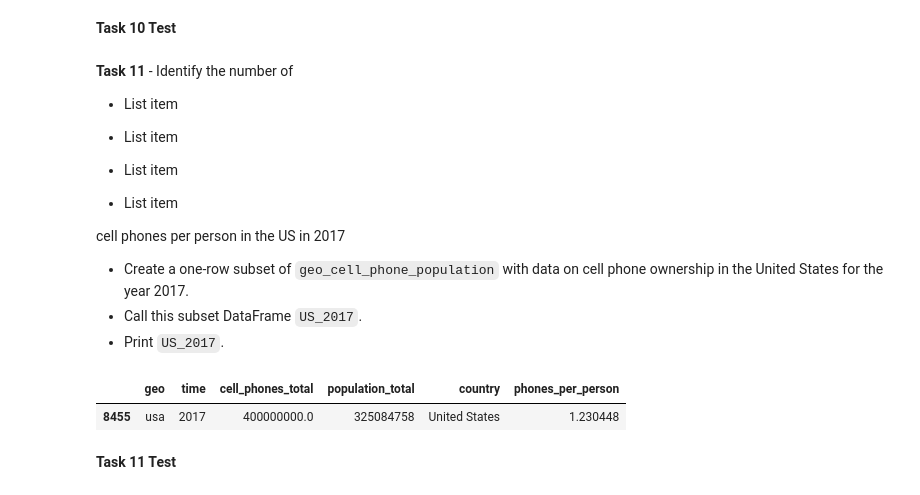
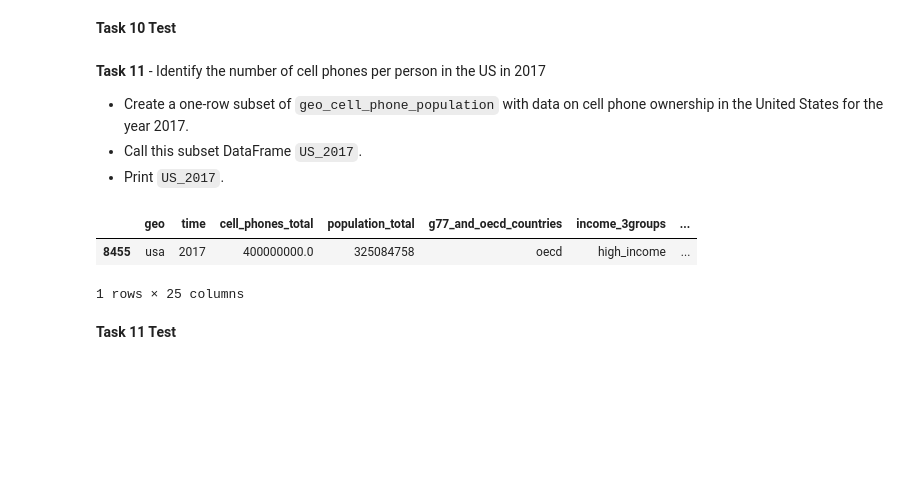
Before and after one commit to rsumler19/DS_Unit1_Sprint1_AG, a Jupyter notebook: DS_Unit1_Sprint1_AG.ipynb, the cells around one changed output. Saved outputs shown, nothing was run; the diff lists cells and outputs as text; code cells hidden in the pictures; blank space fills up the shorter version.

```diff
--- a/DS_Unit1_Sprint1_AG.ipynb
+++ b/DS_Unit1_Sprint1_AG.ipynb
@@ -183,5 +166,4 @@ if geo_codes_missing == 21: print('ERROR: Make sure to use a sum of a sum for th
 # Merge the cell_phones and population dataframes
 
 # YOUR CODE HERE
-cell_phone_population =pd.merge(cell_phones,population, how="inner", on=["geo","time"])
-cell_phone_population
+cell_phone_population = pd.merge(cell_phones, population, how="inner")
@@ -217,7 +185,4 @@ assert len(cell_phone_population) == 8930
 
 # Merge the cell_phone_population and geo_codes dataframes
 # Only include the country and geo columns from geo_codes
-
-# YOUR CODE HERE
-geo_cell_phone_population = pd.merge(cell_phone_population,geo_codes[["geo","country"]],on ="geo", how ="inner")
-geo_cell_phone_population
+geo_cell_phone_population = pd.merge(cell_phone_population, geo_codes, how="inner")
@@ -252,5 +203,4 @@ assert type(geo_cell_phone_population) == pd.DataFrame
 # Task 10
 
 # YOUR CODE HERE
-geo_cell_phone_population["phones_per_person"] =  geo_cell_phone_population["cell_phones_total"] / geo_cell_phone_population["population_total"]
-geo_cell_phone_population
+geo_cell_phone_population["phones_per_person"] = geo_cell_phone_population["cell_phones_total"].sum() / geo_cell_phone_population["population_total"].sum()
@@ -275,17 +211,7 @@ geo_cell_phone_population
 
 # Hidden tests - you will see the results when you submit to Canvas
 # %% [markdown]
-**Task 11** - Identify the number of
-
-*   List item
-
-*   List item
-*   List item
-
-
-*   List item
-
-cell phones per person in the US in 2017
+**Task 11** - Identify the number of cell phones per person in the US in 2017
 
 * Create a one-row subset of `geo_cell_phone_population` with data on cell phone ownership in the United States for the year 2017.
 * Call this subset DataFrame `US_2017`.
@@ -293,16 +219,17 @@ cell phones per person in the US in 2017
 # %%
 # Task 11
 
 # Determine the number of cell phones per person in the US in 2017
 
 # YOUR CODE HERE
-US_geo_cell_phone_population = geo_cell_phone_population[geo_cell_phone_population["geo"] == "usa"]
-US_2017 = US_geo_cell_phone_population[US_geo_cell_phone_population["time"] == 2017]
+US_2017 = geo_cell_phone_population[(geo_cell_phone_population["country"] == "United States") & (geo_cell_phone_population["time"] == 2017)]
+
 # View the DataFrame
 US_2017
 # %% [output]
-|  | geo | time | cell_phones_total | population_total | country | phones_per_person |
-| 8455 | usa | 2017 | 400000000.0 | 325084758 | United States | 1.230448 |
+|  | geo | time | cell_phones_total | population_total | g77_and_oecd_countries | income_3groups | ... |
+| 8455 | usa | 2017 | 400000000.0 | 325084758 | oecd | high_income | ... |
+1 rows × 25 columns
 # %% [markdown]
 **Task 11 Test**
 # %%
```
Also changed, not shown: parts of 14 cells of this notebook.
